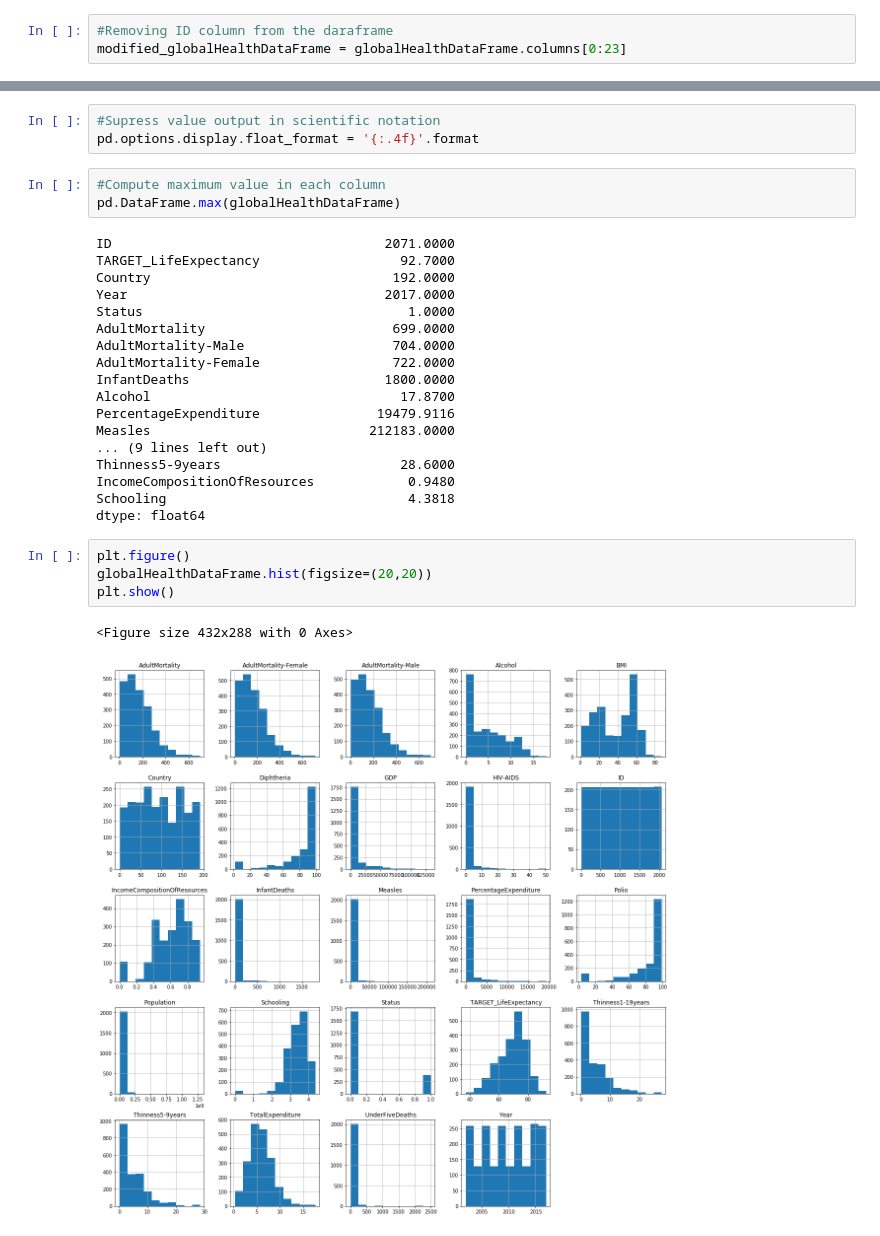
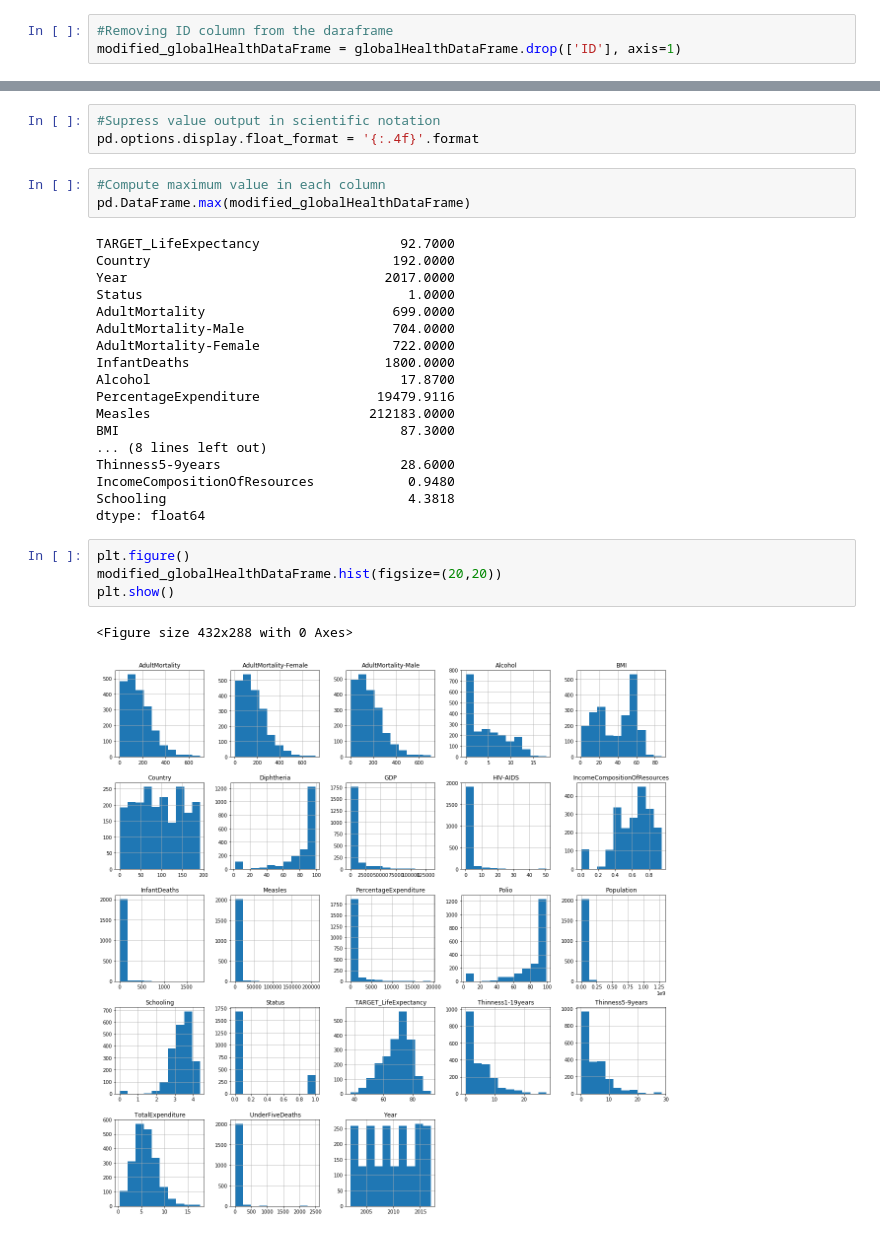
Before and after one commit to harindukodi/CML-Assignment-I, a Jupyter notebook: s3763840-Assignment-I.ipynb, the cells around one changed output, grey strips where cells are left out. Cells and saved outputs as stored; diff of their text form.

```diff
--- a/s3763840-Assignment-I.ipynb
+++ b/s3763840-Assignment-I.ipynb
@@ -10,7 +10,7 @@ globalHealthDataFrame= pd.read_csv('s3://rmit-ml-2020s1-lab-data/Assignment1_dat
             delimiter=',')
 # %%
 #Removing ID column from the daraframe
-modified_globalHealthDataFrame = globalHealthDataFrame.columns[0:23]
+modified_globalHealthDataFrame = globalHealthDataFrame.drop(['ID'], axis=1)
 # %%
 globalHealthDataFrame.describe()
 # %% [output]
@@ -33,9 +42,8 @@ AttributeError: 'Index' object has no attribute 'describe'
 pd.options.display.float_format = '{:.4f}'.format
 # %%
 #Compute maximum value in each column
-pd.DataFrame.max(globalHealthDataFrame)
+pd.DataFrame.max(modified_globalHealthDataFrame)
 # %% [output]
-ID                                   2071.0000
 TARGET_LifeExpectancy                  92.7000
 Country                               192.0000
 Year                                 2017.0000
@@ -47,16 +55,17 @@ InfantDeaths                         1800.0000
 Alcohol                                17.8700
 PercentageExpenditure               19479.9116
 Measles                            212183.0000
-... (9 lines left out)
+BMI                                    87.3000
+... (8 lines left out)
 Thinness5-9years                       28.6000
 IncomeCompositionOfResources            0.9480
 Schooling                               4.3818
 dtype: float64
 # %%
 plt.figure()
-globalHealthDataFrame.hist(figsize=(20,20))
+modified_globalHealthDataFrame.hist(figsize=(20,20))
 plt.show()
 # %% [output]
 <Figure size 432x288 with 0 Axes>
-[figure, old version]
+[figure, new version]
 # %%
```
Also changed, not shown: parts of 9 cells of this notebook.
